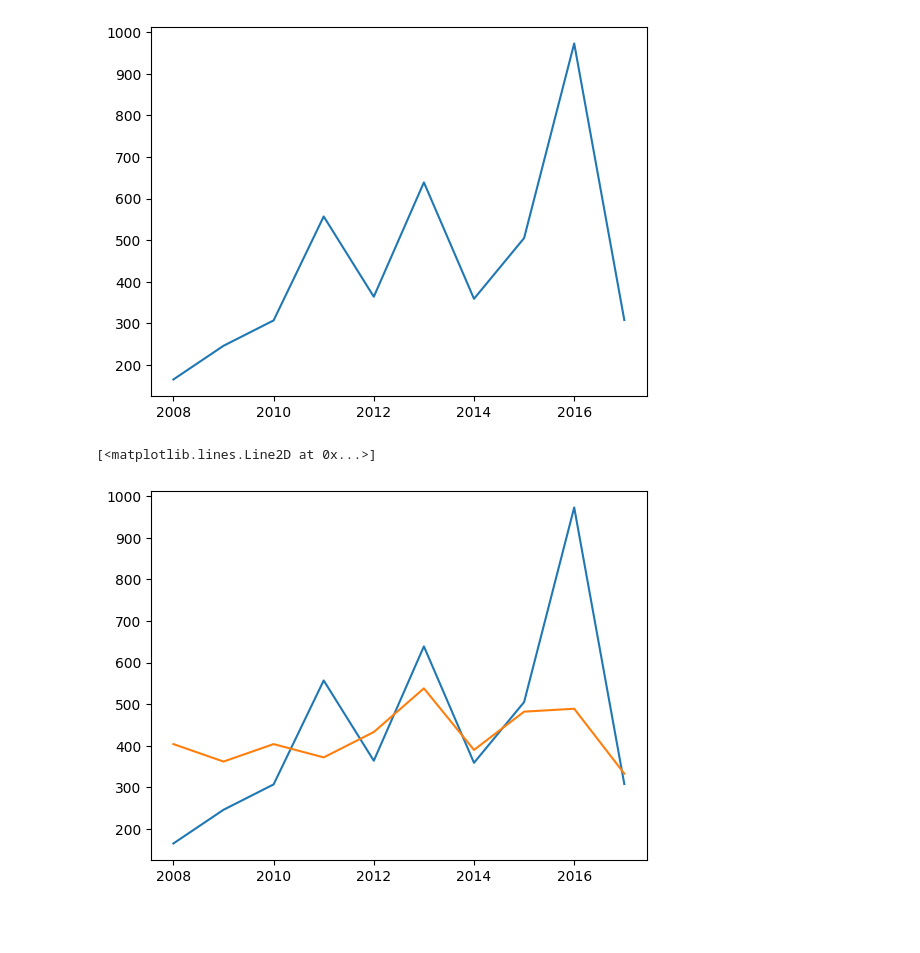
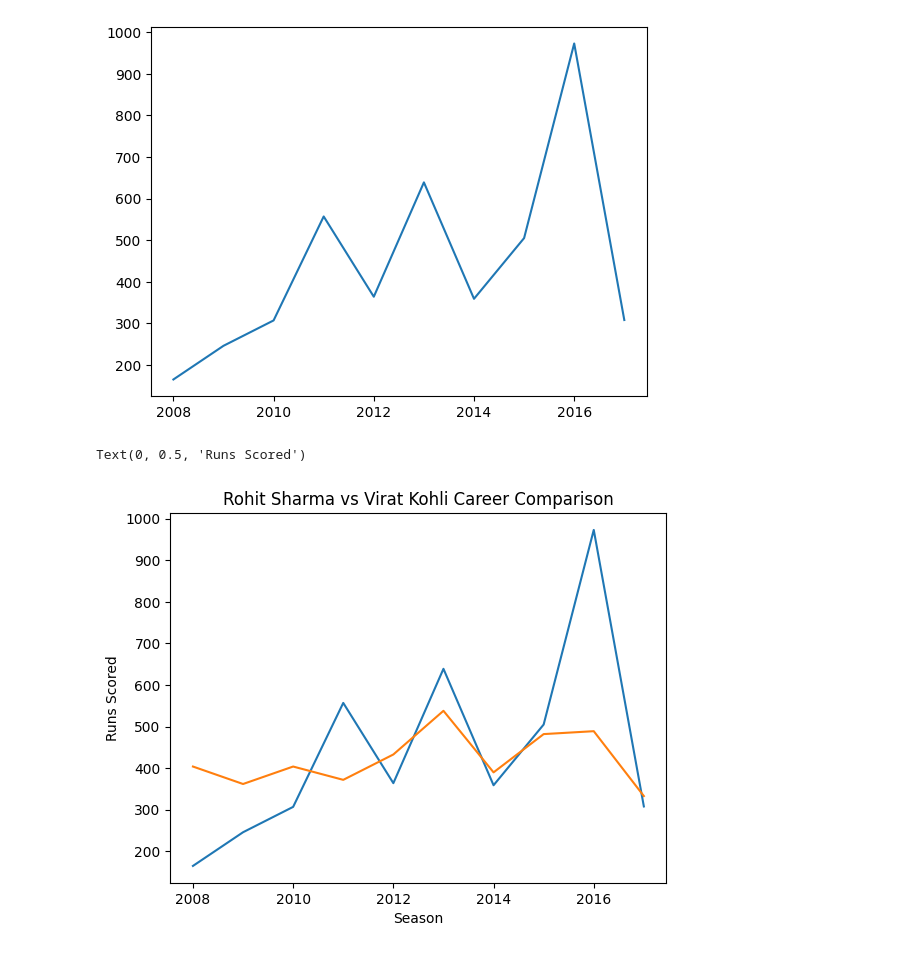
Before and after one commit to utkarshchouhan-dev/Python-Libraries, a Jupyter notebook: Matplotlib/matplotlib.ipynb, the cells around one changed output. Saved outputs shown, nothing was run; the diff lists cells and outputs as text; code cells hidden in the pictures; blank space fills up the shorter version.

Commit message:
minor updates in pandas2 and matplotlib

```diff
--- a/Matplotlib/matplotlib.ipynb
+++ b/Matplotlib/matplotlib.ipynb
@@ -44,7 +56,12 @@ plt.plot(batsman['index'],batsman['V Kohli'])
 # %%
 # Plotting multiple plots at once
 plt.plot(batsman['index'],batsman['V Kohli'])
 plt.plot(batsman['index'],batsman['RG Sharma'])
+
+# Above code produces a plain graph, add some details to it.
+plt.title('Rohit Sharma vs Virat Kohli Career Comparison')
+plt.xlabel('Season')
+plt.ylabel("Runs Scored")
 # %% [output]
-[<matplotlib.lines.Line2D at 0x...>]
+Text(0, 0.5, 'Runs Scored')
-[figure, old version]
+[figure, new version]
```
Also changed, not shown: parts of 7 cells of this notebook, 1 other file.
